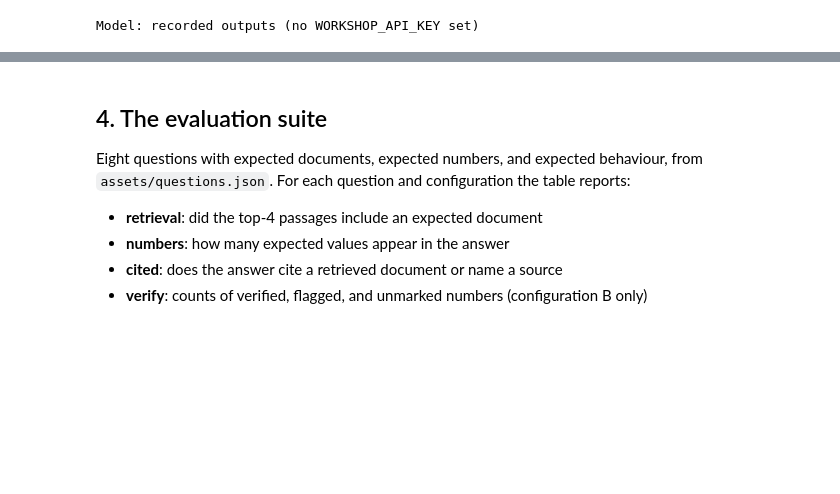
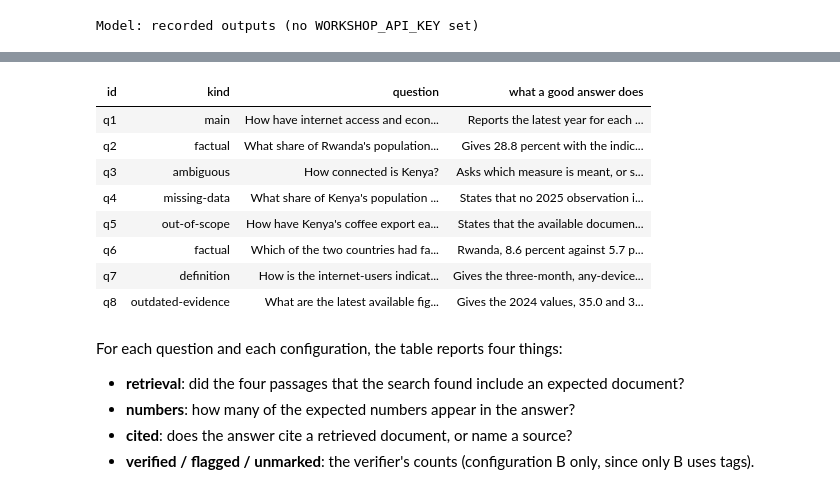
Before and after one commit to worldbank/ai4data, a Jupyter notebook: training/session-01-building-ai-applications/notebooks/06-verification-and-evaluation.ipynb, the cells around one changed output, grey strips where cells are left out. Saved outputs shown, nothing was run; the diff lists cells and outputs as text; code cells hidden in the pictures; blank space fills up the shorter version.

```diff
--- a/training/session-01-building-ai-applications/notebooks/06-verification-and-evaluation.ipynb
+++ b/training/session-01-building-ai-applications/notebooks/06-verification-and-evaluation.ipynb
@@ -157,10 +192,21 @@ def app_tools(question, scenario):
+# %%
+questions = w.load_questions()
+w.show_table(["id", "kind", "question", "what a good answer does"], [(q["id"], q["category"], q["question"], q["behaviour"]) for q in questions])
+# %% [output]
+| id | kind | question | what a good answer does |
+| q1 | main | How have internet access and econ... | Reports the latest year for each ... |
+| q2 | factual | What share of Rwanda's population... | Gives 28.8 percent with the indic... |
+| q3 | ambiguous | How connected is Kenya? | Asks which measure is meant, or s... |
+| q4 | missing-data | What share of Kenya's population ... | States that no 2025 observation i... |
+| q5 | out-of-scope | How have Kenya's coffee export ea... | States that the available documen... |
+| q6 | factual | Which of the two countries had fa... | Rwanda, 8.6 percent against 5.7 p... |
+| q7 | definition | How is the internet-users indicat... | Gives the three-month, any-device... |
+| q8 | outdated-evidence | What are the latest available fig... | Gives the 2024 values, 35.0 and 3... |
 # %% [markdown]
-## 4. The evaluation suite
+For each question and each configuration, the table reports four things:
 
-Eight questions with expected documents, expected numbers, and expected behaviour, from `assets/questions.json`. For each question and configuration the table reports:
-
-- **retrieval**: did the top-4 passages include an expected document
-- **numbers**: how many expected values appear in the answer
-- **cited**: does the answer cite a retrieved document or name a source
-- **verify**: counts of verified, flagged, and unmarked numbers (configuration B only)
+- **retrieval**: did the four passages that the search found include an expected document?
+- **numbers**: how many of the expected numbers appear in the answer?
+- **cited**: does the answer cite a retrieved document, or name a source?
+- **verified / flagged / unmarked**: the verifier's counts (configuration B only, since only B uses tags).
 # %%
```
Also changed, not shown: parts of 17 cells of this notebook, 14 other files.
